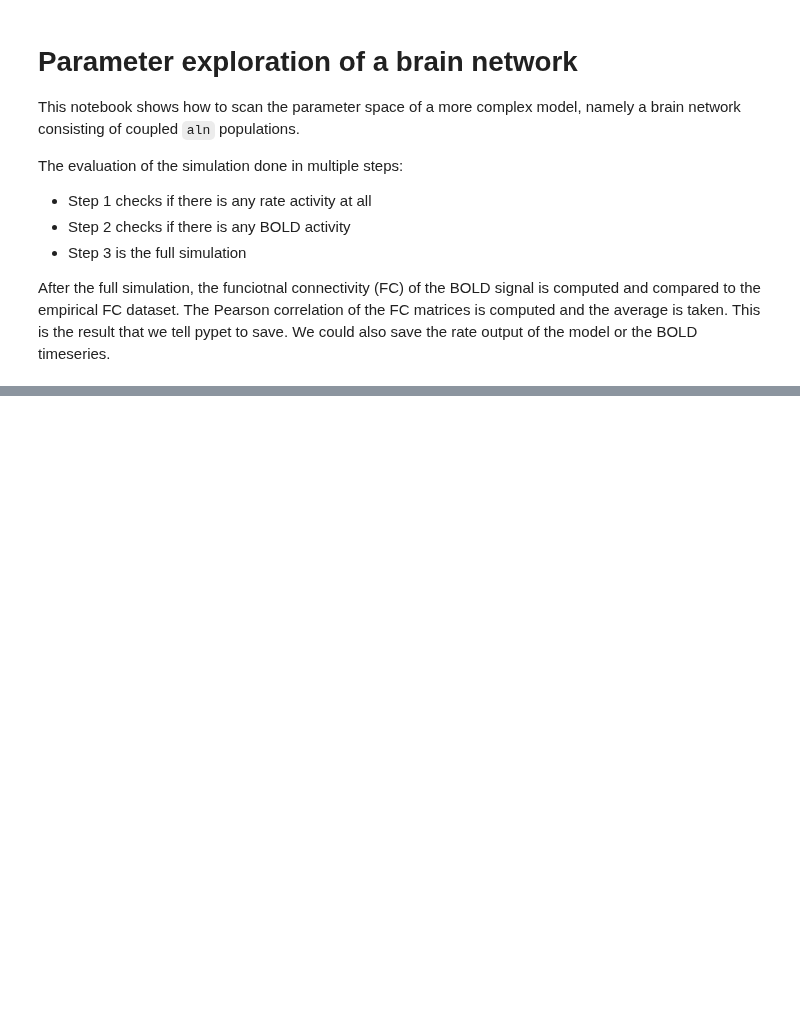
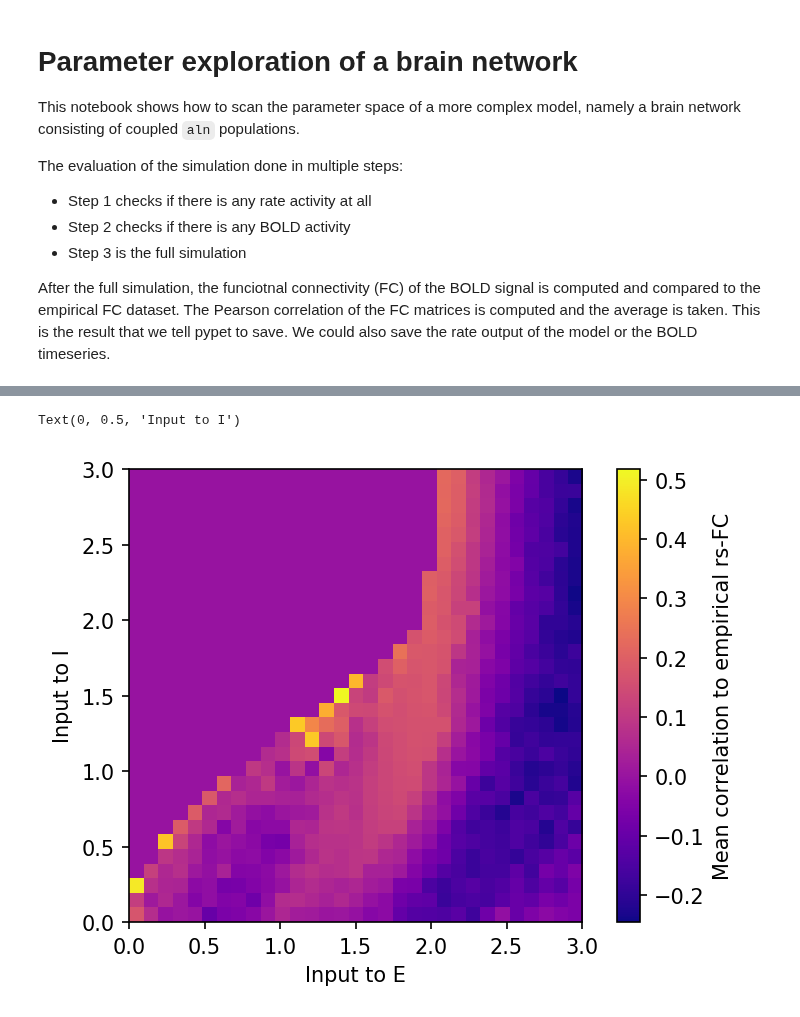
Before and after one commit to neurolib-dev/neurolib, a Jupyter notebook: examples/example-1.2-brain-network-exploration.ipynb, the cells around one changed output, grey strips where cells are left out. Drawn from its saved outputs; the diff is of its cells as text; code cells hidden in the pictures; blank space fills up the shorter version.

```diff
--- a/examples/example-1.2-brain-network-exploration.ipynb
+++ b/examples/example-1.2-brain-network-exploration.ipynb
@@ -118,0 +136,11 @@ search.dfResults
+# %%
+plt.figure(dpi=150)
+plt.imshow(search.dfResults.pivot_table(values='bold_cc', index = 'mui_ext_mean', columns='mue_ext_mean'), \
+           extent = [min(search.dfResults.mue_ext_mean), max(search.dfResults.mue_ext_mean),
+                     min(search.dfResults.mui_ext_mean), max(search.dfResults.mui_ext_mean)], origin='lower')
+plt.colorbar(label='Mean correlation to empirical rs-FC')
+plt.xlabel("Input to E")
+plt.ylabel("Input to I")
+# %% [output]
+Text(0, 0.5, 'Input to I')
+[figure, added]
```
Also changed, not shown: parts of 7 cells of this notebook, 1 other file.
